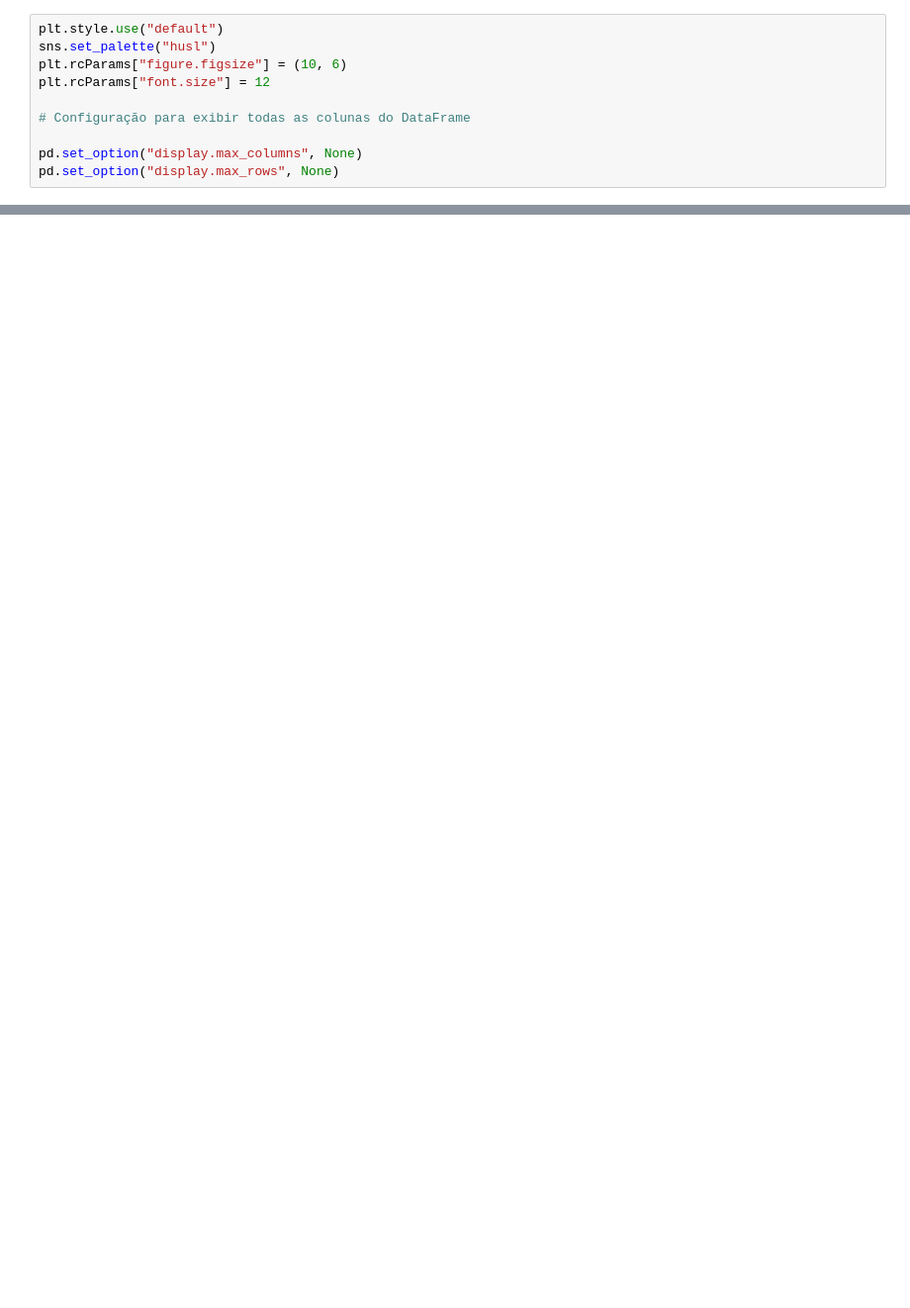
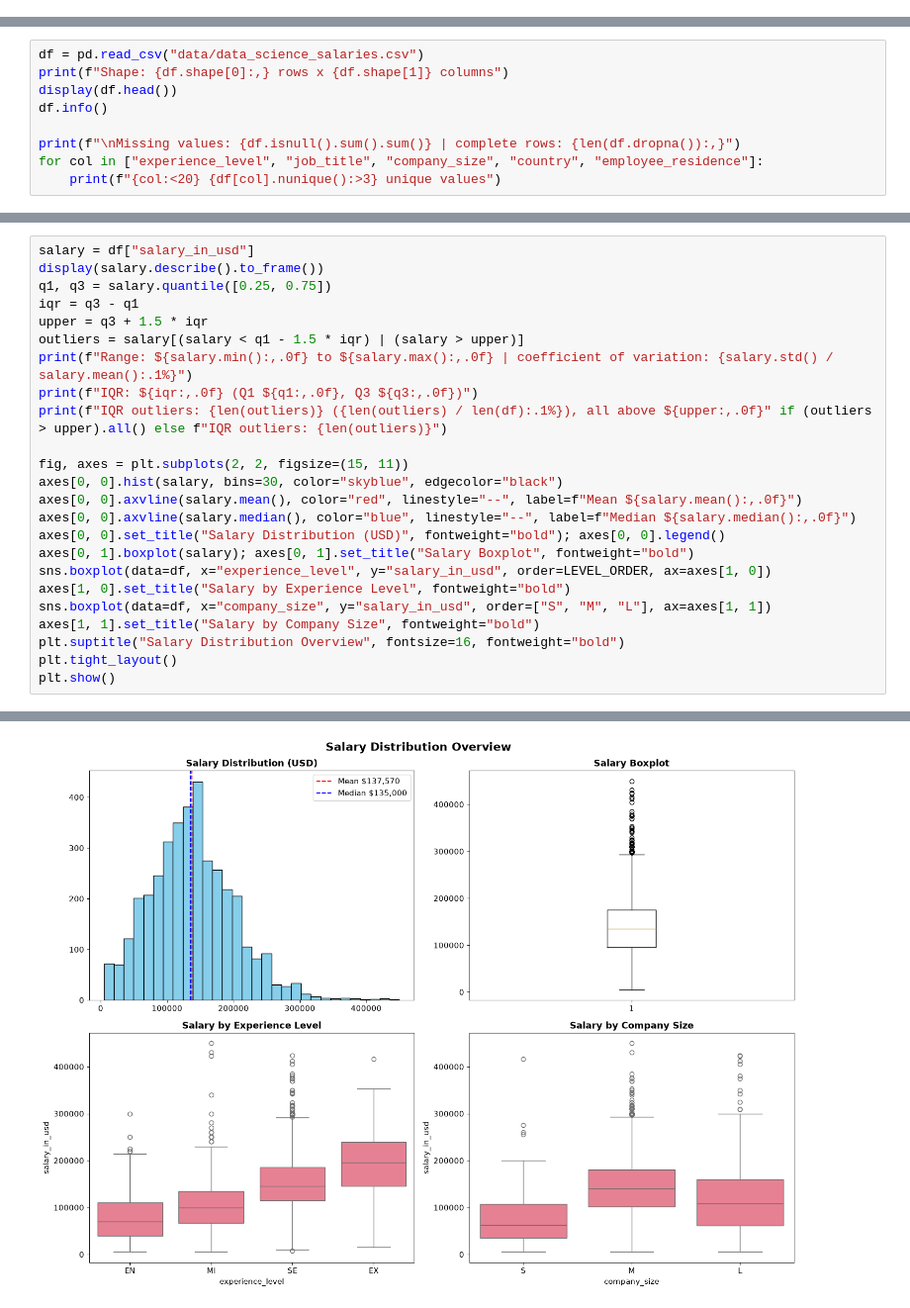
Before and after one commit to Laurentius96/Statistical_Analysis_of_Salaries_in_Data, a Jupyter notebook: main.ipynb, the cells around one changed output, grey strips where cells are left out. Shown at 99% size. Cells and saved outputs as stored; diff of their text form; blank space fills up the shorter version.

```diff
--- a/main.ipynb
+++ b/main.ipynb
@@ -19,10 +0,0 @@ import seaborn as sns
-# %%
-plt.style.use("default")
-sns.set_palette("husl")
-plt.rcParams["figure.figsize"] = (10, 6)
-plt.rcParams["font.size"] = 12
-
-# Configuração para exibir todas as colunas do DataFrame
-
-pd.set_option("display.max_columns", None)
-pd.set_option("display.max_rows", None)
@@ -2001,0 +34,9 @@ print("\n" + "="*70)
+# %%
+df = pd.read_csv("data/data_science_salaries.csv")
+print(f"Shape: {df.shape[0]:,} rows x {df.shape[1]} columns")
+display(df.head())
+df.info()
+
+print(f"\nMissing values: {df.isnull().sum().sum()} | complete rows: {len(df.dropna()):,}")
+for col in ["experience_level", "job_title", "company_size", "country", "employee_residence"]:
+    print(f"{col:<20} {df[col].nunique():>3} unique values")
@@ -2001,0 +81,25 @@ print("\n" + "="*70)
+# %%
+salary = df["salary_in_usd"]
+display(salary.describe().to_frame())
+q1, q3 = salary.quantile([0.25, 0.75])
+iqr = q3 - q1
+upper = q3 + 1.5 * iqr
+outliers = salary[(salary < q1 - 1.5 * iqr) | (salary > upper)]
+print(f"Range: ${salary.min():,.0f} to ${salary.max():,.0f} | coefficient of variation: {salary.std() / salary.mean():.1%}")
+print(f"IQR: ${iqr:,.0f} (Q1 ${q1:,.0f}, Q3 ${q3:,.0f})")
+print(f"IQR outliers: {len(outliers)} ({len(outliers) / len(df):.1%}), all above ${upper:,.0f}" if (outliers > upper).all() else f"IQR outliers: {len(outliers)}")
+
+fig, axes = plt.subplots(2, 2, figsize=(15, 11))
+axes[0, 0].hist(salary, bins=30, color="skyblue", edgecolor="black")
+axes[0, 0].axvline(salary.mean(), color="red", linestyle="--", label=f"Mean ${salary.mean():,.0f}")
+axes[0, 0].axvline(salary.median(), color="blue", linestyle="--", label=f"Median ${salary.median():,.0f}")
+axes[0, 0].set_title("Salary Distribution (USD)", fontweight="bold"); axes[0, 0].legend()
+axes[0, 1].boxplot(salary); axes[0, 1].set_title("Salary Boxplot", fontweight="bold")
+sns.boxplot(data=df, x="experience_level", y="salary_in_usd", order=LEVEL_ORDER, ax=axes[1, 0])
+axes[1, 0].set_title("Salary by Experience Level", fontweight="bold")
+sns.boxplot(data=df, x="company_size", y="salary_in_usd", order=["S", "M", "L"], ax=axes[1, 1])
+axes[1, 1].set_title("Salary by Company Size", fontweight="bold")
+plt.suptitle("Salary Distribution Overview", fontsize=16, fontweight="bold")
+plt.tight_layout()
+plt.show()
+# %% [output]
@@ -2001,0 +118 @@ print("\n" + "="*70)
+[figure, added]
```
Also changed, not shown: parts of 108 cells of this notebook, 7 other files.
